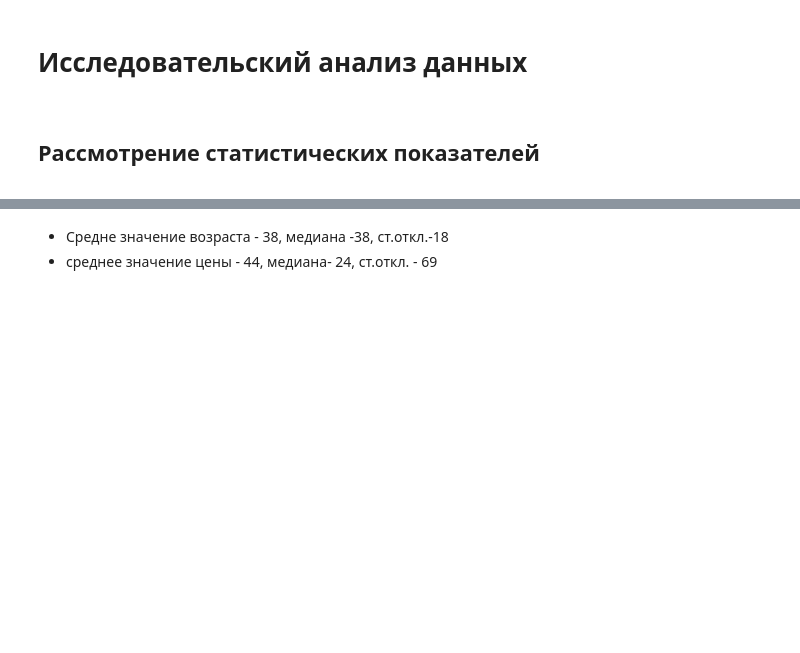
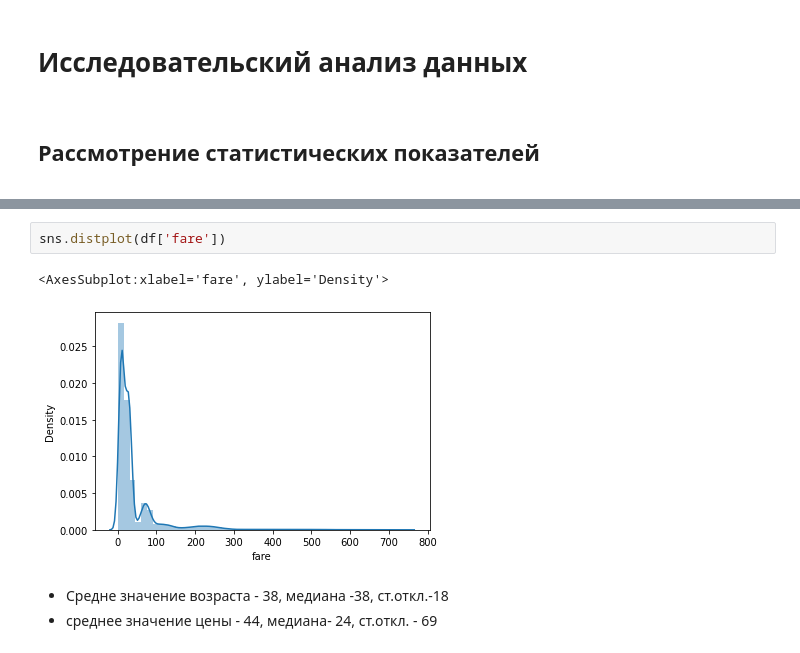
Before and after one commit to niksonnn/rss, a Jupyter notebook: Titanik_EDA.ipynb, the cells around one changed output, grey strips where cells are left out. Cells and saved outputs as stored; diff of their text form; blank space fills up the shorter version.

```diff
--- a/Titanik_EDA.ipynb
+++ b/Titanik_EDA.ipynb
@@ -511,3 +516,8 @@ df.describe()
+# %%
+sns.distplot(df['fare'])
+# %% [output]
+<AxesSubplot:xlabel='fare', ylabel='Density'>
+[figure, added]
 # %% [markdown]
 * Средне значение возраста - 38, медиана -38, ст.откл.-18
 * среднее значение цены - 44, медиана- 24, ст.откл. - 69
```
Also changed, not shown: parts of 9 cells of this notebook.
